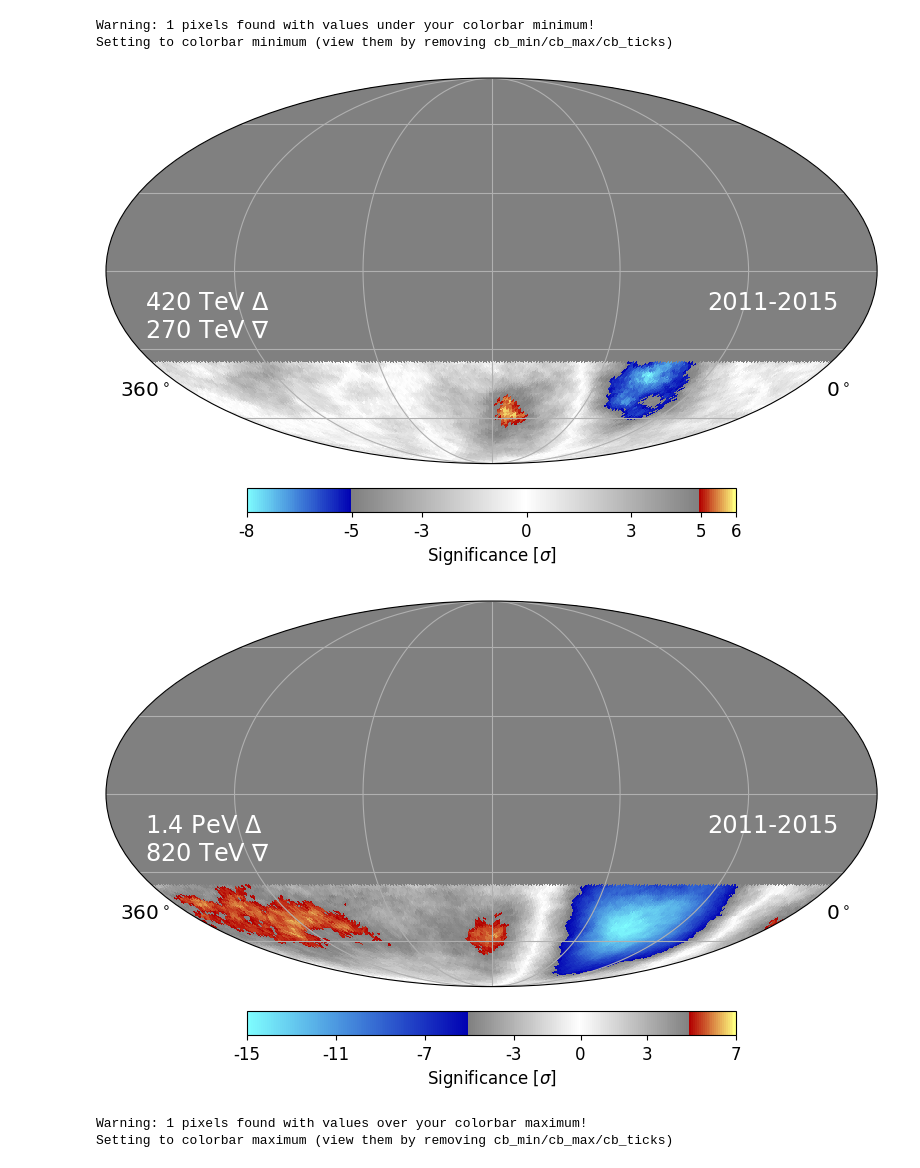
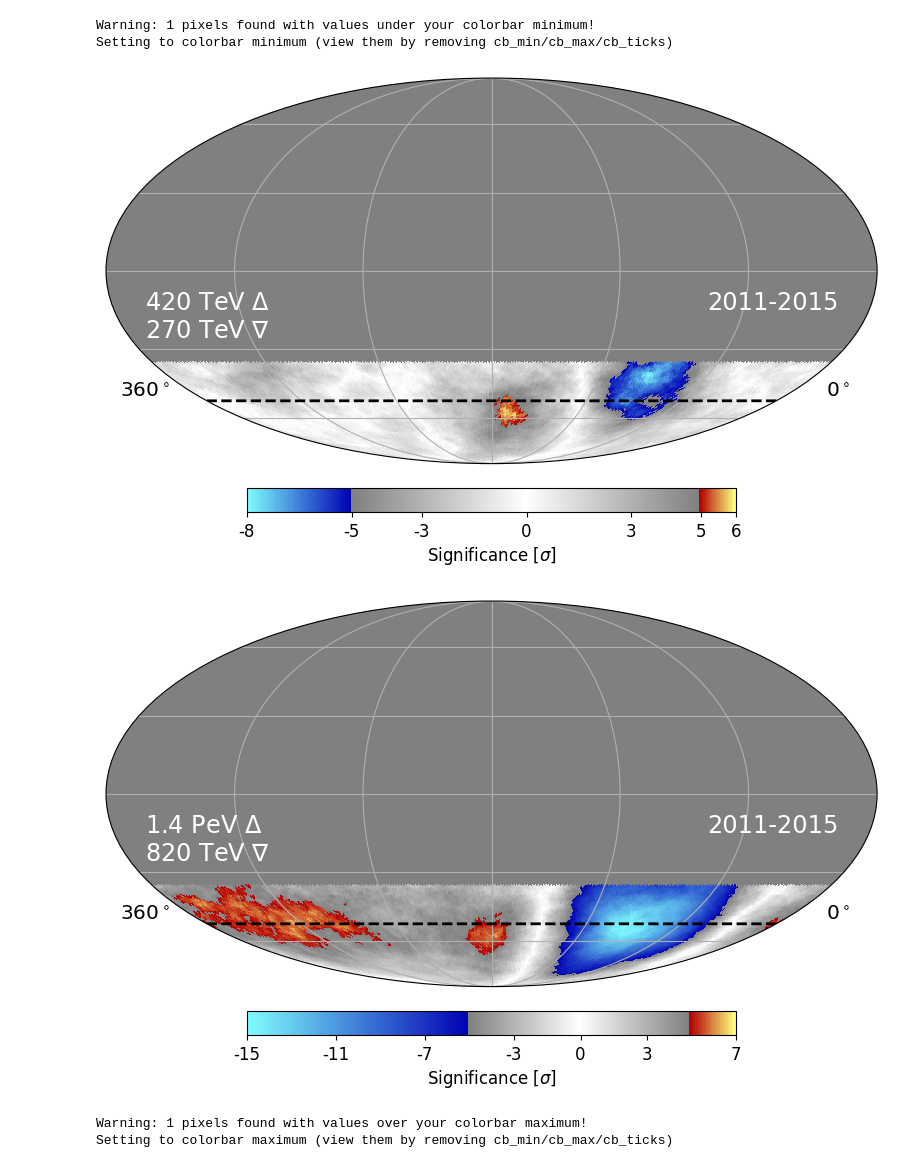
Before and after one commit to bastow-libby/11-year-Update-Paper-Figures, a Jupyter notebook: Figure5/Sky_Map_Plotter.ipynb, the cells around one changed output. Drawn from its saved outputs; the diff is of its cells as text; code cells hidden in the pictures.

Commit message:
Mostly small QoL changes. More digits on event count printouts, horizontal dashed line for skymaps

```diff
--- a/Figure5/Sky_Map_Plotter.ipynb
+++ b/Figure5/Sky_Map_Plotter.ipynb
@@ -43,6 +40,7 @@ def plot_map(skymap,
              half_map=True, threshold=False,
              llabel='', rlabel='',
              slabel='',
+             split_dec=None,
              filename=None):
 
     # Adjust limits of colorbar
@@ -63,6 +61,12 @@ def plot_map(skymap,
             cmap = colormap,
             cbar_ticks = cb_ticks,
             fontsize={'cbar_tick_label': 'large'})
+
+    # Optional split sky
+    if split_dec != None:
+        theta = np.radians(180 - split_dec)  # Convert declination to colatitude in radians
+        phi = np.linspace(-np.pi, np.pi, 1000) # Range of longitudes
+        hp.newprojplot(np.full_like(phi, theta), phi, color='black', linestyle='dashed', linewidth=2)
 
     fig = plt.figure(1)
     moll_axis_type = matplotlib.projections.geo.MollweideAxes
@@ -146,35 +150,36 @@ rlabels = {1: '2011-2015',
 
 slabels = {1: '270 TeV',
            2: '820 TeV',
            3: '2.1 PeV',
            4: '6.0 PeV'
           }
 
 for tier in tiers:
 
     skymap = sig[tier]
 
     # Mask
     m = maskMap(skymap, decmax=-35.)
 
     threshold = 3 if tier==4 else 5
     plot_args = {'threshold':threshold,
                  'cb_ticks':cb_ticks[tier],
                  'llabel':llabels[tier],
                  'rlabel':rlabels[tier],
                  'slabel':slabels[tier],
-                 'cb_label':r'Significance [$\sigma$]'
+                 'cb_label':r'Significance [$\sigma$]',
+                 'split_dec':38.
                 }
 
     pdf_0 = f'sig_t{tier}_fullsky.pdf'
     pdf_1 = pdf_0.replace('_fullsky','')
 
     plot_map(m, filename=pdf_0, **plot_args)
     half_sky(pdf_0, pdf_1, rm=0.4)
 # %% [output]
 Warning: 1 pixels found with values under your colorbar minimum!
 Setting to colorbar minimum (view them by removing cb_min/cb_max/cb_ticks)
-[figure, old version]
+[figure, new version]
-[figure, old version]
+[figure, new version]
 Warning: 1 pixels found with values over your colorbar maximum!
 Setting to colorbar maximum (view them by removing cb_min/cb_max/cb_ticks)
```
Also changed, not shown: parts of 3 cells of this notebook, 5 other files.
